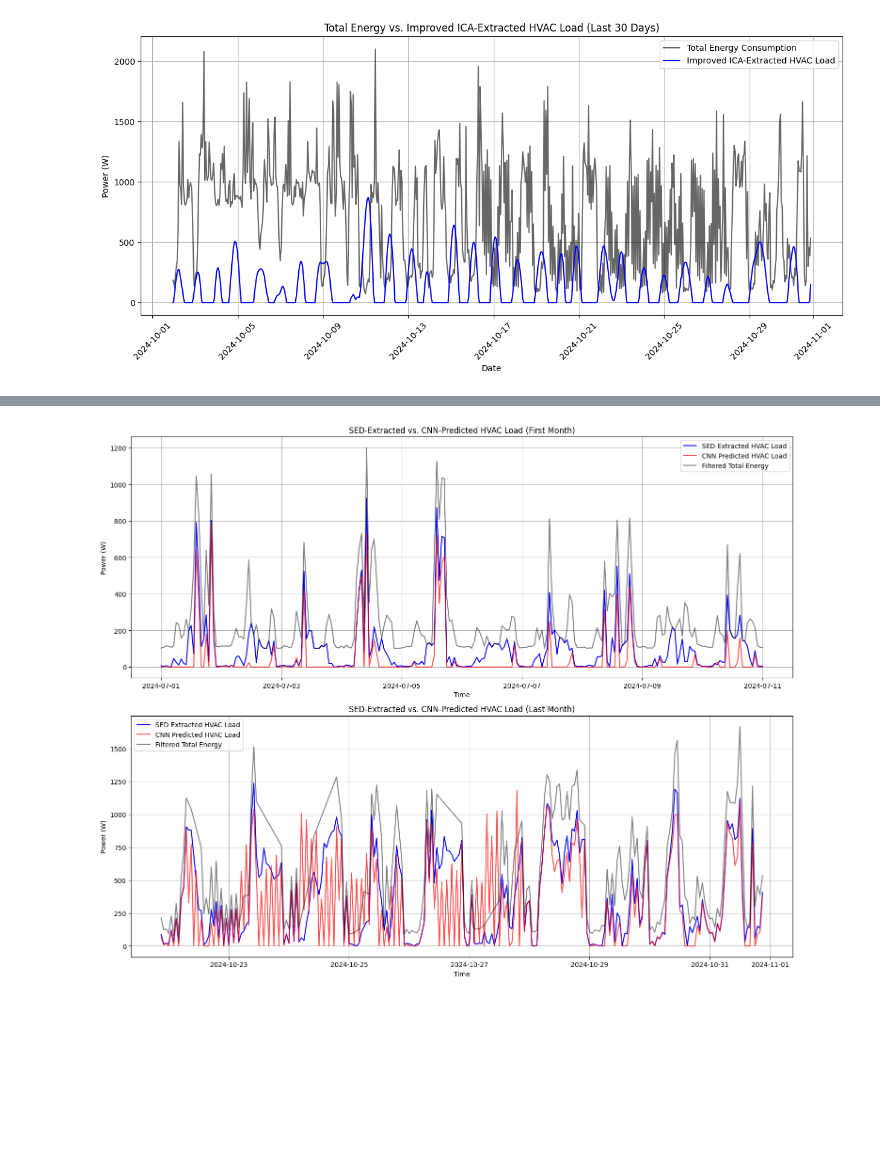
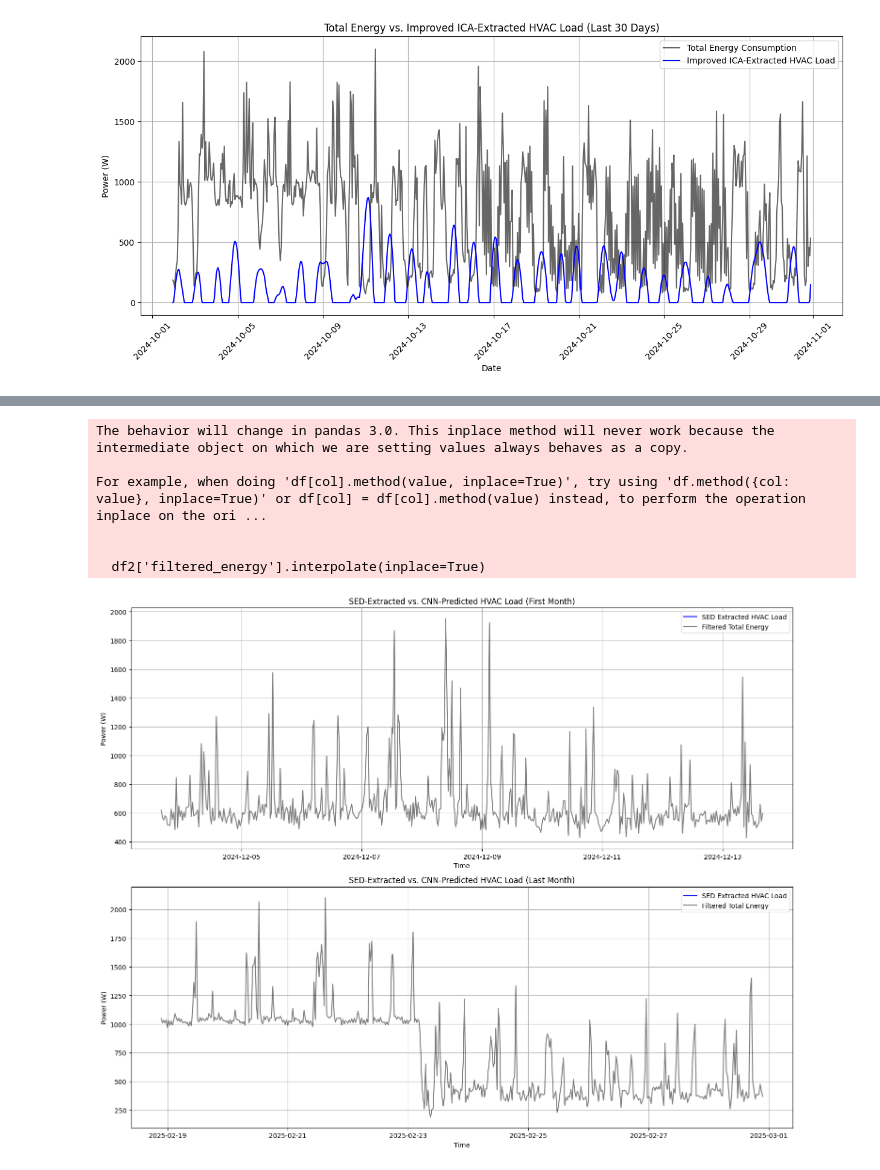
Before and after one commit to Kperis/Thesis_NILM, a Jupyter notebook: create_comfort_metric.ipynb, the cells around one changed output, grey strips where cells are left out. Saved outputs shown, nothing was run; the diff lists cells and outputs as text; code cells hidden in the pictures; blank space fills up the shorter version.

```diff
--- a/create_comfort_metric.ipynb
+++ b/create_comfort_metric.ipynb
@@ -104,10 +104,10 @@ plt.show()
 [figure]
 # %%
 def calculate_overall_comfort(df):
-    df['Temp_Score'] = df['T_in[°C]'].apply(temperature_calc)
-    df['RH_Score'] = df['RH [%]'].apply(rh_comfort_score)
-    df['CO2_Score'] = df['CO2[ppm]'].apply(co2_comfort_score)
-    df['PM2.5_Score'] = df['PM2_5[ug/m3]'].apply(pm25_comfort_score)
+    df['Temp_Score'] = df['Tin'].apply(temperature_calc)
+    df['RH_Score'] = df['RH'].apply(rh_comfort_score)
+    df['CO2_Score'] = df['CO2'].apply(co2_comfort_score)
+    df['PM2.5_Score'] = df['PM2_5'].apply(pm25_comfort_score)
 
     df['Thermal_Comfort'] = (df['Temp_Score'] + df['RH_Score']) / 2
     df['IAQ_Score'] = (df['CO2_Score'] + df['PM2.5_Score']) / 2
@@ -147,7 +149,7 @@ for df in dfs:
 from sklearn.cluster import KMeans
 import seaborn as sns
 
-X = dfs[0][['total_energy', 'T_out [°C]']].dropna()
+X = dfs[0][['total_energy', 'Tout']].dropna()
 
 inertia = []
 K_range = range(2, 10)
@@ -171,7 +173,7 @@ kmeans = KMeans(n_clusters=optimal_k, random_state=42, n_init=10)
 dfs[0]['cluster'] = kmeans.fit_predict(X)
 
 plt.figure(figsize=(8, 6))
-sns.scatterplot(data=dfs[0], x="T_out [°C]", y="total_energy", hue="cluster", palette="viridis", alpha=0.7)
+sns.scatterplot(data=dfs[0], x="Tout", y="total_energy", hue="cluster", palette="viridis", alpha=0.7)
 plt.xlabel("Outdoor Temperature (°C)")
 plt.ylabel("Total Energy Consumption")
 plt.title("K-Means Clustering of Total Energy vs. Outdoor Temperature")
@@ -517,16 +516,17 @@ import numpy as np
 import matplotlib.pyplot as plt
 from scipy.optimize import curve_fit
 
-df2 = df
-# df2['timestamp'] = pd.to_datetime(df2['timestamp'])
-# df2.set_index('timestamp', inplace=True)
+df2 = dfs[1].copy()
+df2['timestamp'] = pd.to_datetime(df2['timestamp'])
+df2.set_index('timestamp', inplace=True)
+print(df2.head())
 
-def detect_large_loads(df2, rise_threshold=500, drop_threshold=500, duration=2):
+def detect_large_loads(df2, rise_threshold=1000, drop_threshold=1000, duration=1):
     df2['load_change'] = df2['total_energy'].diff().abs()
     df2['is_large_load'] = (df2['load_change'] > rise_threshold) & (df2['load_change'].shift(-duration) > drop_threshold)
     df2['filtered_energy'] = np.where(df2['is_large_load'], np.nan, df2['total_energy'])
     df2['filtered_energy'].interpolate(inplace=True)
-    return df
+    return df2
 
 df2 = detect_large_loads(df2)
 
@@ -534,18 +534,18 @@ mild_threshold_low = 20
 mild_threshold_high = 25
 
 df2['day_type'] = 'mild'
-df2.loc[df2['T_out [°C]'] < mild_threshold_low, 'day_type'] = 'cold'
-df2.loc[df2['T_out [°C]'] > mild_threshold_high, 'day_type'] = 'hot'
+df2.loc[df2['Tout'] < mild_threshold_low, 'day_type'] = 'cold'
+df2.loc[df2['Tout'] > mild_threshold_high, 'day_type'] = 'hot'
 
-df_filtered = df2.loc[~((df2.index >= '2024-07-13') & (df2.index <= '2024-07-28'))]
+# df_filtered = df2.loc[~((df2.index >= '2024-07-13') & (df2.index <= '2024-07-28'))]
 
-df_filtered['hour'] = df_filtered.index.hour
+# df_filtered['hour'] = df_filtered.index.hour
 df2['hour'] = df2.index.hour
 
 
-mild_avg = df_filtered[df_filtered['day_type'] == 'mild'].groupby('hour')['filtered_energy'].median()
-hot_avg = df_filtered[df_filtered['day_type'] == 'hot'].groupby('hour')['filtered_energy'].median()
-cold_avg = df_filtered[df_filtered['day_type'] == 'cold'].groupby('hour')['filtered_energy'].median()
+mild_avg = df2[df2['day_type'] == 'mild'].groupby('hour')['filtered_energy'].mean()
+hot_avg = df2[df2['day_type'] == 'hot'].groupby('hour')['filtered_energy'].mean()
+cold_avg = df2[df2['day_type'] == 'cold'].groupby('hour')['filtered_energy'].mean()
 
 
 df2['mild_avg'] = df2['hour'].map(mild_avg)
@@ -558,13 +558,13 @@ df2['HVAC_heating'] = np.maximum(0, df2['mild_avg'] - df2['filtered_energy'])
 
 df2['HVAC_total'] = df2['HVAC_cooling'] + df2['HVAC_heating']
 
-df2['HVAC_total'] = np.minimum(df['HVAC_total'], df['filtered_energy'])
+df2['HVAC_total'] = np.minimum(df2['HVAC_total'], df2['filtered_energy'])
 
 fig, axes = plt.subplots(2, 1, figsize=(15,12))
 
-first_month = df2.loc[df.index.min():df2.index.min() + pd.DateOffset(days=10)]
+first_month = df2.loc[df2.index.min():df2.index.min() + pd.DateOffset(days=10)]
 axes[0].plot(first_month.index, first_month['HVAC_total'], label='SED Extracted HVAC Load', color='blue')
-axes[0].plot(first_month.index, first_month['synthetic_HVAC'], label='CNN Predicted HVAC Load', color='red', alpha=0.7)
+# axes[0].plot(first_month.index, first_month['synthetic_HVAC'], label='CNN Predicted HVAC Load', color='red', alpha=0.7)
 axes[0].plot(first_month.index, first_month['filtered_energy'], label='Filtered Total Energy', color='black', alpha=0.5)
 axes[0].set_xlabel('Time')
 axes[0].set_ylabel('Power (W)')
@@ -572,9 +572,9 @@ axes[0].legend()
 axes[0].set_title('SED-Extracted vs. CNN-Predicted HVAC Load (First Month)')
 axes[0].grid()
 
-last_month = df2.loc[df.index.max() - pd.DateOffset(days=10):df.index.max()]
+last_month = df2.loc[df2.index.max() - pd.DateOffset(days=10):df2.index.max()]
 axes[1].plot(last_month.index, last_month['HVAC_total'], label='SED Extracted HVAC Load', color='blue')
-axes[1].plot(last_month.index, last_month['synthetic_HVAC'], label='CNN Predicted HVAC Load', color='red', alpha=0.7)
+# axes[1].plot(last_month.index, last_month['synthetic_HVAC'], label='CNN Predicted HVAC Load', color='red', alpha=0.7)
 axes[1].plot(last_month.index, last_month['filtered_energy'], label='Filtered Total Energy', color='black', alpha=0.5)
 axes[1].set_xlabel('Time')
 axes[1].set_ylabel('Power (W)')
@@ -599 +605,7 @@ See the caveats in the documentation: https://pandas.pydata.org/pandas-docs/stab
+The behavior will change in pandas 3.0. This inplace method will never work because the intermediate object on which we are setting values always behaves as a copy.
+
+For example, when doing 'df[col].method(value, inplace=True)', try using 'df.method({col: value}, inplace=True)' or df[col] = df[col].method(value) instead, to perform the operation inplace on the ori ...
+
+
+  df2['filtered_energy'].interpolate(inplace=True)
-[figure, old version]
+[figure, new version]
```
Also changed, not shown: parts of 8 cells of this notebook.
